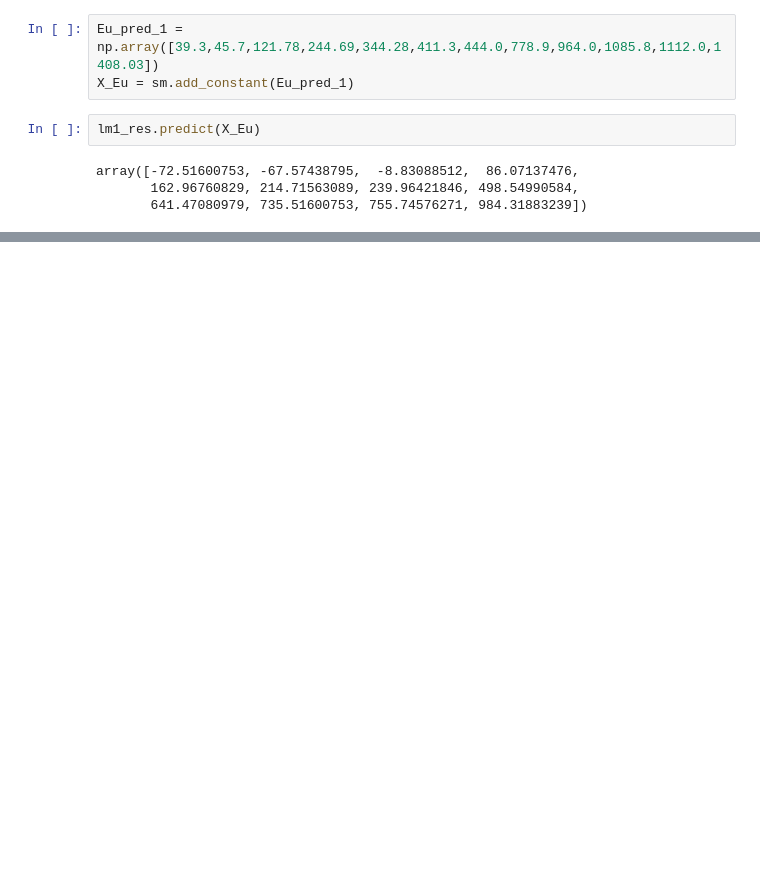
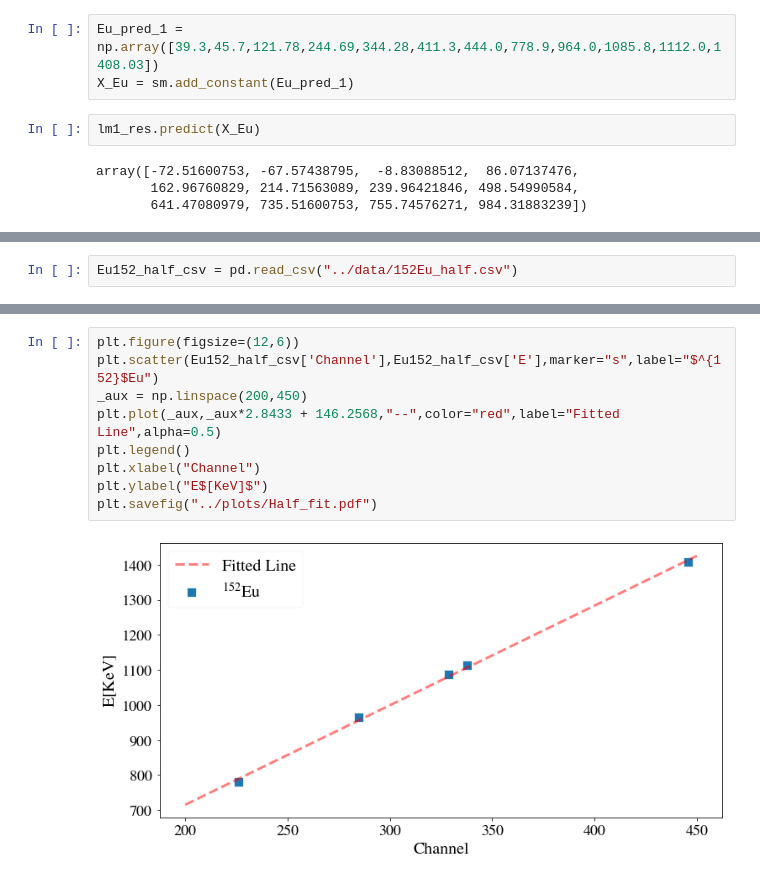
Before and after one commit to DickyChant/AdvNuclExp, a Jupyter notebook: Exp2/analysis/analysis.ipynb, the cells around one changed output, grey strips where cells are left out. Cells and saved outputs as stored; diff of their text form; blank space fills up the shorter version.

```diff
--- a/Exp2/analysis/analysis.ipynb
+++ b/Exp2/analysis/analysis.ipynb
@@ -220,0 +318,2 @@ plt.savefig("../plots/Roughly_Cali_full.pdf")
+# %%
+Eu152_half_csv = pd.read_csv("../data/152Eu_half.csv")
@@ -220,0 +351,11 @@ plt.savefig("../plots/Roughly_Cali_full.pdf")
+# %%
+plt.figure(figsize=(12,6))
+plt.scatter(Eu152_half_csv['Channel'],Eu152_half_csv['E'],marker="s",label="$^{152}$Eu")
+_aux = np.linspace(200,450)
+plt.plot(_aux,_aux*2.8433 + 146.2568,"--",color="red",label="Fitted Line",alpha=0.5)
+plt.legend()
+plt.xlabel("Channel")
+plt.ylabel("E$[KeV]$")
+plt.savefig("../plots/Half_fit.pdf")
+# %% [output]
+[figure, added]
```
Also changed, not shown: parts of 20 cells of this notebook, 24 other files.
